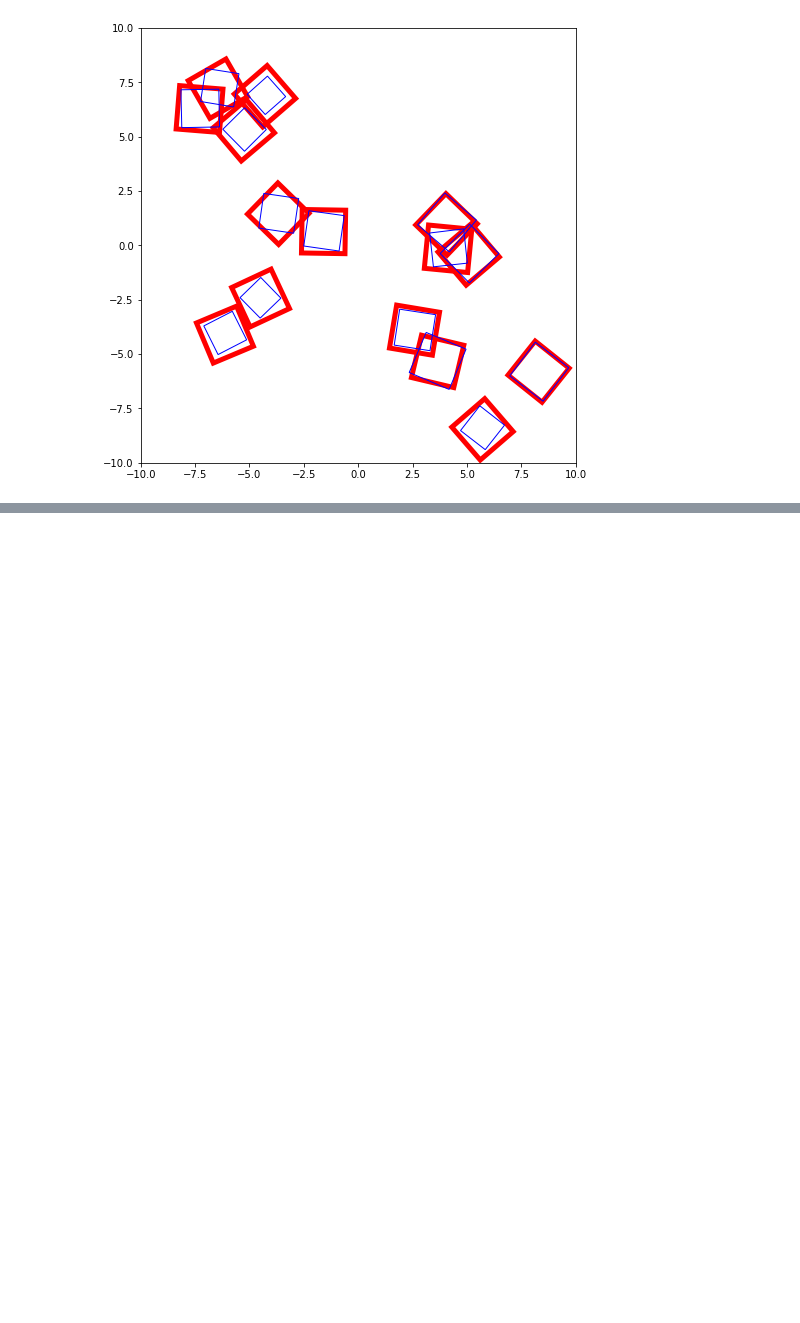
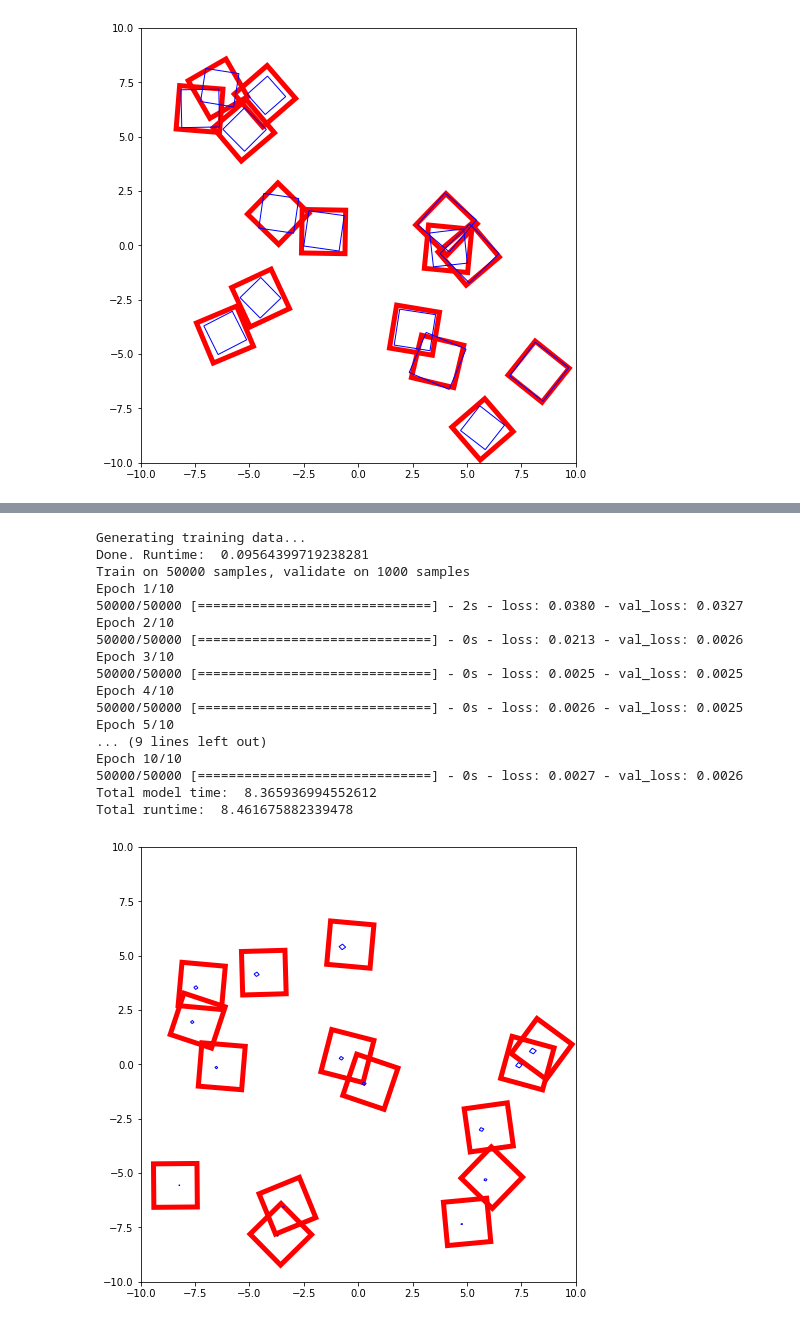
Before and after one commit to lawsonfulton/research-experiments, a Jupyter notebook: box-auto-enc/experiment book.ipynb, the cells around one changed output, grey strips where cells are left out. Saved outputs shown, nothing was run; the diff lists cells and outputs as text; code cells hidden in the pictures; blank space fills up the shorter version.

```diff
--- a/box-auto-enc/experiment book.ipynb
+++ b/box-auto-enc/experiment book.ipynb
@@ -885,0 +932,21 @@ Epoch 4/5
+# %%
+main()
+# %% [output]
+Generating training data...
+Done. Runtime:  0.09564399719238281
+Train on 50000 samples, validate on 1000 samples
+Epoch 1/10
+50000/50000 [==============================] - 2s - loss: 0.0380 - val_loss: 0.0327
+Epoch 2/10
+50000/50000 [==============================] - 0s - loss: 0.0213 - val_loss: 0.0026
+Epoch 3/10
+50000/50000 [==============================] - 0s - loss: 0.0025 - val_loss: 0.0025
+Epoch 4/10
+50000/50000 [==============================] - 0s - loss: 0.0026 - val_loss: 0.0025
+Epoch 5/10
+... (9 lines left out)
+Epoch 10/10
+50000/50000 [==============================] - 0s - loss: 0.0027 - val_loss: 0.0026
+Total model time:  8.365936994552612
+Total runtime:  8.461675882339478
+[figure, added]
```
Also changed, not shown: parts of 33 cells of this notebook, 11 other files.
